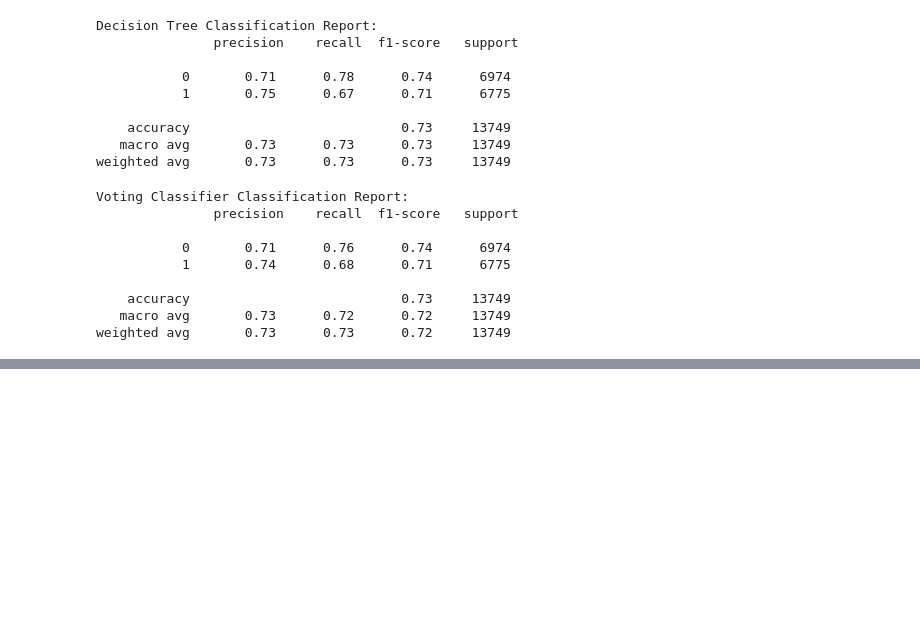
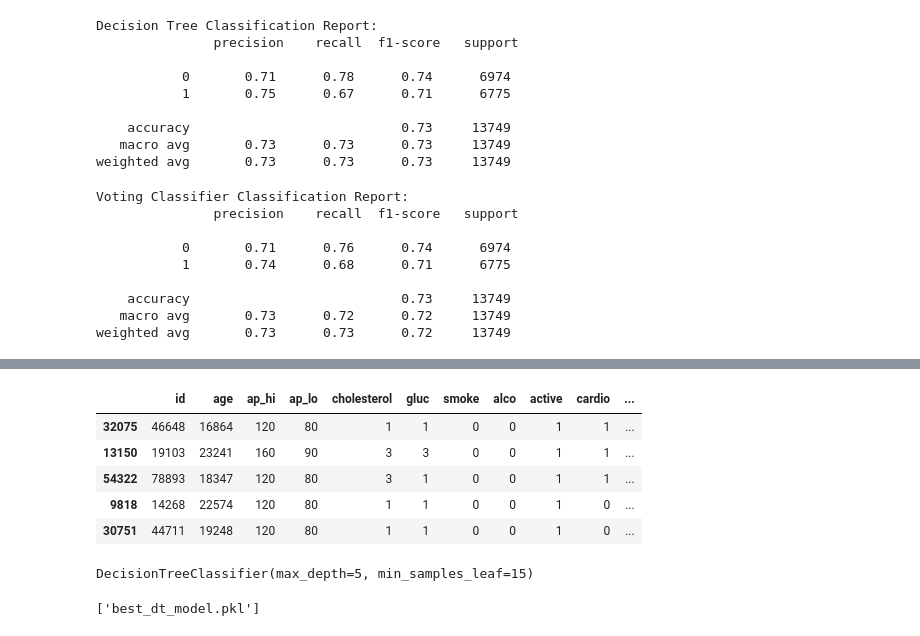
Before and after one commit to eliaselhaddad/Machine-learning-Elias-El-Haddad, a Jupyter notebook: Lab_ML/Disease_prediction/03-Model_selection_df2.ipynb, the cells around one changed output, grey strips where cells are left out. Drawn from its saved outputs; the diff is of its cells as text; code cells hidden in the pictures; blank space fills up the shorter version.

```diff
--- a/Lab_ML/Model_selection_df2.ipynb
+++ b/Lab_ML/Disease_prediction/03-Model_selection_df2.ipynb
@@ -372,0 +377,3 @@ In conclusion, both models have similar performance in terms of accuracy, precis
+# %%
+data = df2
+data.head()
@@ -372,0 +387,15 @@ In conclusion, both models have similar performance in terms of accuracy, precis
+# %%
+# Randomly select 100 rows
+test_samples = data.sample(n=100, random_state=42)
+
+# Save the test samples to a csv file
+test_samples.to_csv("test_samples.csv", index=False)
+
+test_samples.head()
+# %% [output]
+|  | id | age | ap_hi | ap_lo | cholesterol | gluc | smoke | alco | active | cardio | ... |
+| 32075 | 46648 | 16864 | 120 | 80 | 1 | 1 | 0 | 0 | 1 | 1 | ... |
+| 13150 | 19103 | 23241 | 160 | 90 | 3 | 3 | 0 | 0 | 1 | 1 | ... |
+| 54322 | 78893 | 18347 | 120 | 80 | 3 | 1 | 0 | 0 | 1 | 1 | ... |
+| 9818 | 14268 | 22574 | 120 | 80 | 1 | 1 | 0 | 0 | 1 | 0 | ... |
+| 30751 | 44711 | 19248 | 120 | 80 | 1 | 1 | 0 | 0 | 1 | 0 | ... |
@@ -372,0 +412,16 @@ In conclusion, both models have similar performance in terms of accuracy, precis
+# %%
+# Train the best Decision Tree model
+best_dt_model = DecisionTreeClassifier(
+    criterion="gini", max_depth=5, min_samples_split=2, min_samples_leaf=15 # best hyperparameters found by grid search
+)
+
+best_dt_model.fit(X_train, y_train)
+# %% [output]
+DecisionTreeClassifier(max_depth=5, min_samples_leaf=15)
+# %%
+import joblib
+
+# Save the trained model as a .pkl file
+joblib.dump(best_dt_model, "best_dt_model.pkl", compress=3) # compress=3 is used to reduce the size of the file
+# %% [output]
+['best_dt_model.pkl']
```
Also changed, not shown: parts of 14 cells of this notebook, 10 other files.
